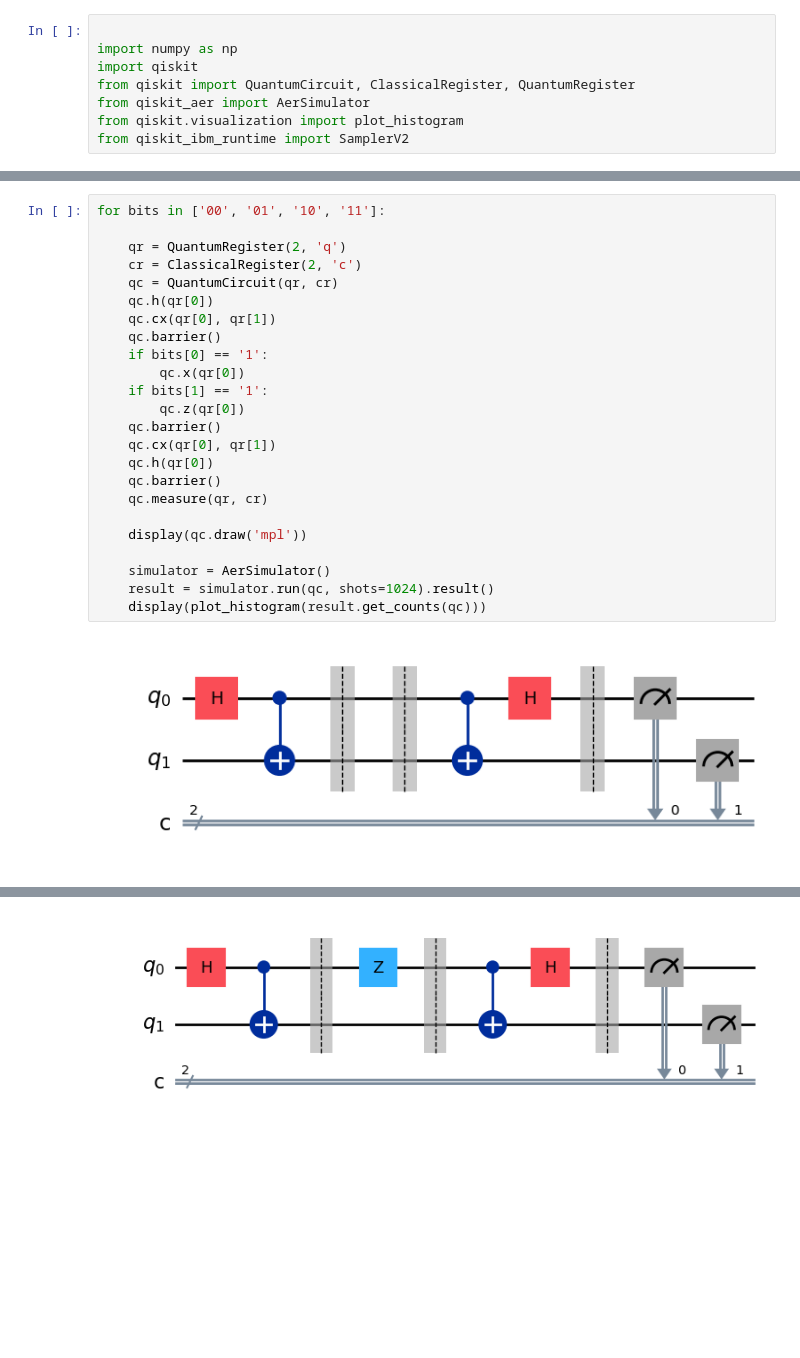
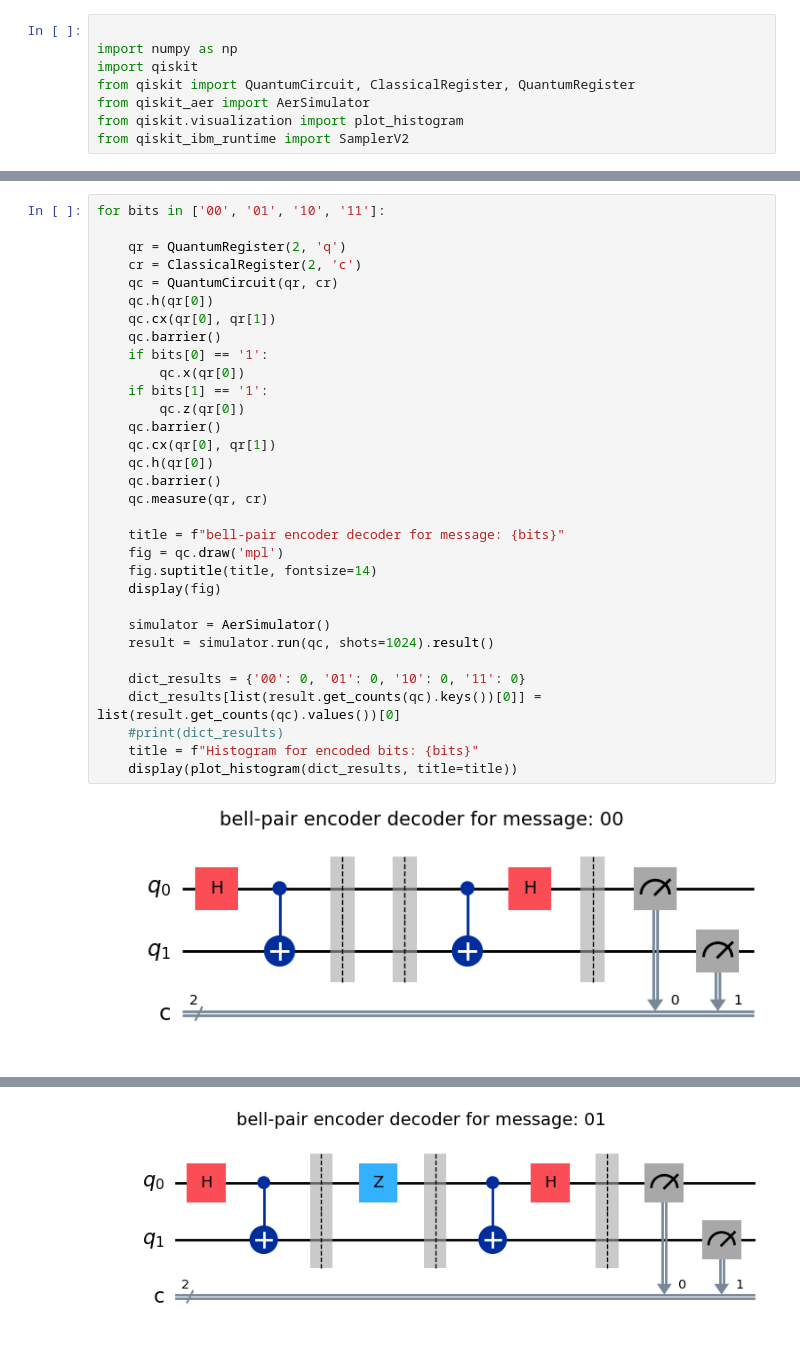
Before and after one commit to kcravi912/QpiAI_Quantum_Projects, a Jupyter notebook: 2_Secure Message Transmission with Superdense Coding/2_Superdense.ipynb, the cells around one changed output, grey strips where cells are left out. Saved outputs shown, nothing was run; the diff lists cells and outputs as text; blank space fills up the shorter version.

Commit message:
modularized bell-pair, encoder and decoder. Plots with title

```diff
--- a/2_Secure Message Transmission with Superdense Coding/2_Superdense.ipynb
+++ b/2_Secure Message Transmission with Superdense Coding/2_Superdense.ipynb
@@ -9,26 +11,34 @@ from qiskit_ibm_runtime import SamplerV2
 # %%
 for bits in ['00', '01', '10', '11']:
 
     qr = QuantumRegister(2, 'q')
     cr = ClassicalRegister(2, 'c')
     qc = QuantumCircuit(qr, cr)
     qc.h(qr[0])
     qc.cx(qr[0], qr[1])
     qc.barrier()
     if bits[0] == '1':
         qc.x(qr[0])
     if bits[1] == '1':
         qc.z(qr[0])
     qc.barrier()
     qc.cx(qr[0], qr[1])
     qc.h(qr[0])
     qc.barrier()
     qc.measure(qr, cr)
 
-    display(qc.draw('mpl'))
+    title = f"bell-pair encoder decoder for message: {bits}"
+    fig = qc.draw('mpl')
+    fig.suptitle(title, fontsize=14)
+    display(fig)
 
     simulator = AerSimulator()
     result = simulator.run(qc, shots=1024).result()
-    display(plot_histogram(result.get_counts(qc)))
+
+    dict_results = {'00': 0, '01': 0, '10': 0, '11': 0}
+    dict_results[list(result.get_counts(qc).keys())[0]] = list(result.get_counts(qc).values())[0]
+    #print(dict_results)
+    title = f"Histogram for encoded bits: {bits}"
+    display(plot_histogram(dict_results, title=title))
 # %% [output]
-[figure, old version]
+[figure, new version]
@@ -36 +46 @@ for bits in ['00', '01', '10', '11']:
-[figure, old version]
+[figure, new version]
```
Also changed, not shown: parts of 4 cells of this notebook.
